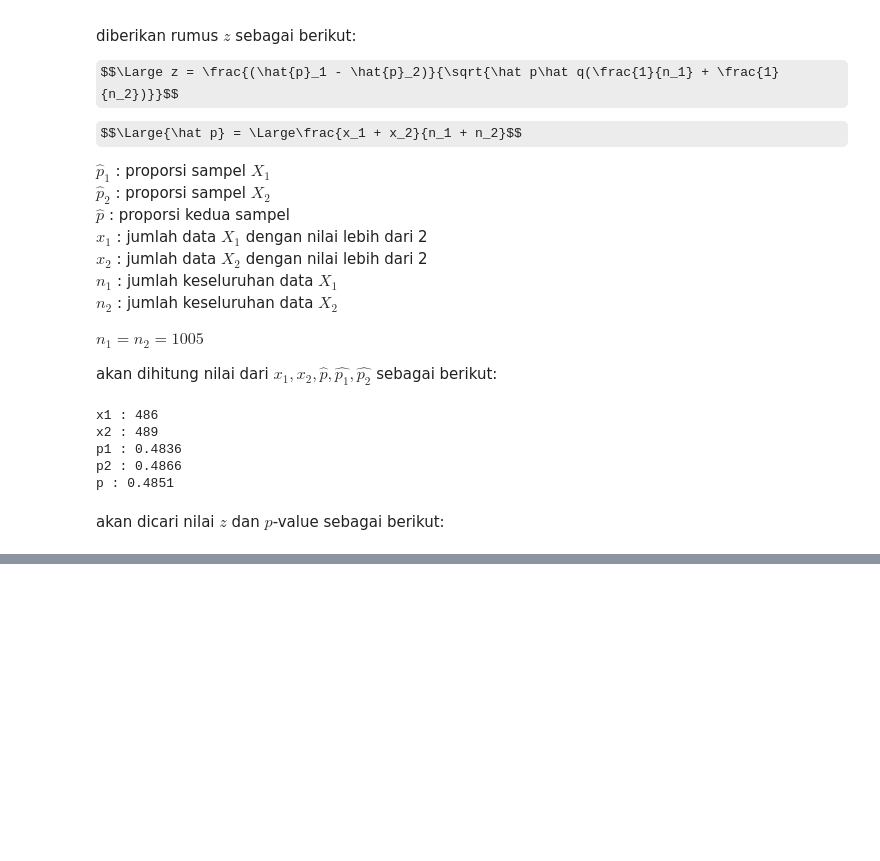
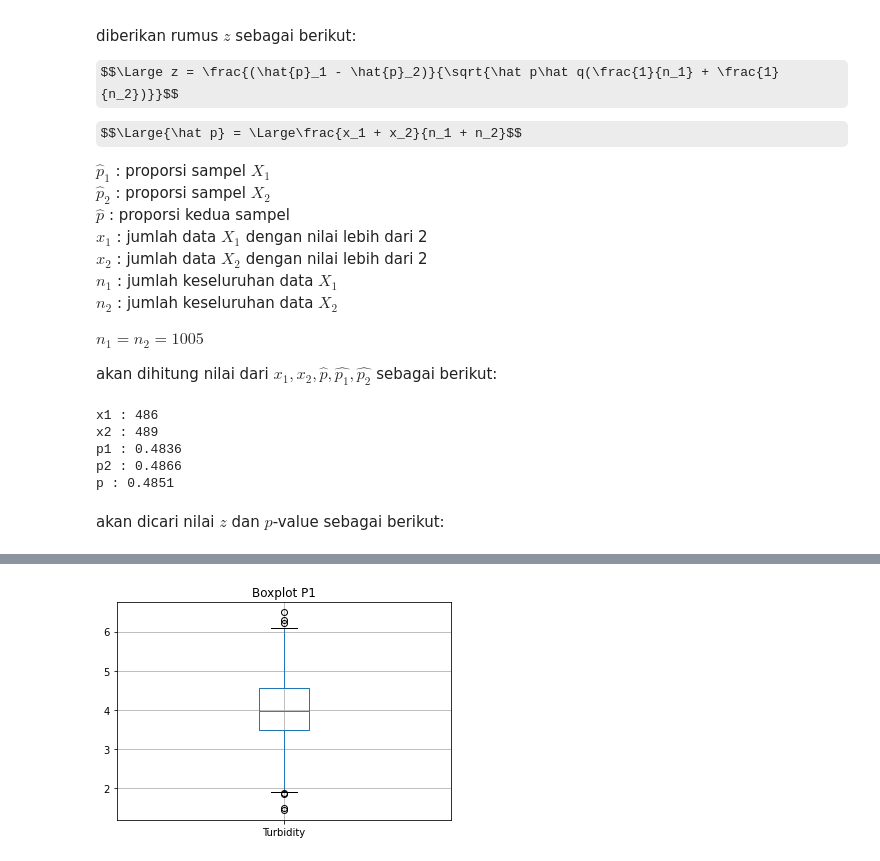
Before and after one commit to Hambinn/Tubes-Probstat, a Jupyter notebook: soal5.ipynb, the cells around one changed output, grey strips where cells are left out. Cells and saved outputs as stored; diff of their text form; code cells hidden in the pictures; some formulas as TeX source; blank space fills up the shorter version.

```diff
--- a/soal5.ipynb
+++ b/soal5.ipynb
@@ -362,0 +371,6 @@ nilai $z$ yang didapat berada diluar daerah kritis (0.5776 < 1.6449) dan p-value
+# %%
+ax = df.loc[1005:].boxplot(["Turbidity"])
+ax.set_title("Boxplot P1")
+plt.show()
+# %% [output]
+[figure, added]
```
Also changed, not shown: parts of 10 cells of this notebook.
